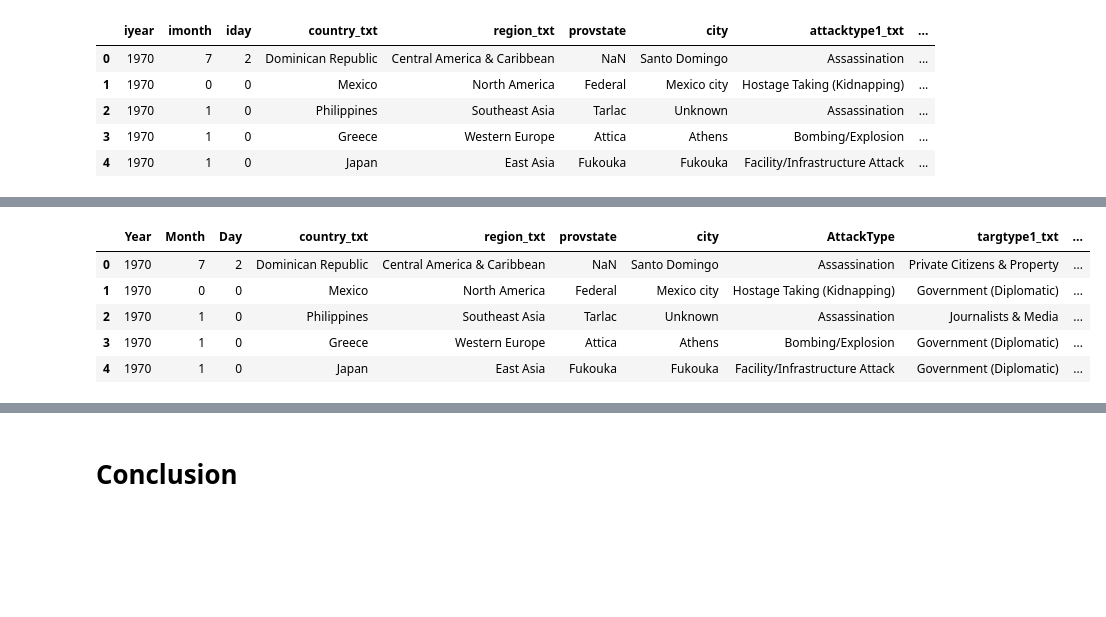
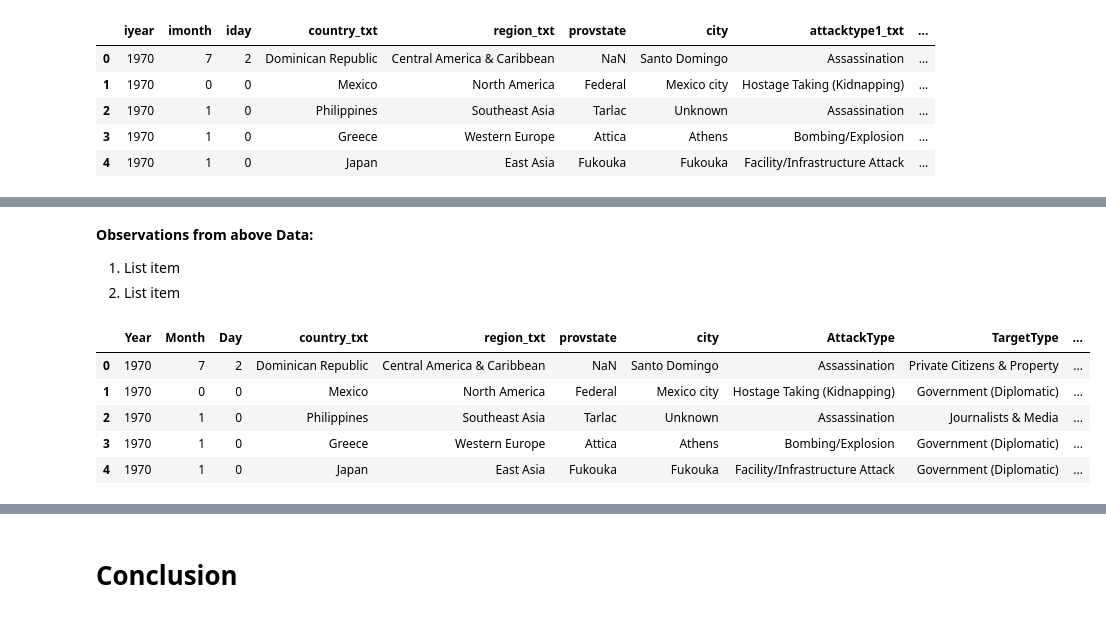
Before and after one commit to ZainDataS/EDA_Global_terrorism, a Jupyter notebook: Global_Terrorism_Analysis_Capstone_Project.ipynb, the cells around one changed output, grey strips where cells are left out. Cells and saved outputs as stored; diff of their text form; code cells hidden in the pictures; blank space fills up the shorter version.

```diff
--- a/Global_Terrorism_Analysis_Capstone_Project.ipynb
+++ b/Global_Terrorism_Analysis_Capstone_Project.ipynb
@@ -156,0 +166,3 @@ renamed_df.shape
+# %%
+renamed_df['nwound'].fillna('0',inplace=True)
+renamed_df['nwound'].isnull().sum()
@@ -156,0 +171,4 @@ renamed_df.shape
+# %%
+renamed_df['PropDamagedExtent'].fillna('0',inplace=True)
+renamed_df['PropDamagedExtent']= renamed_df['PropDamagedExtent'].replace({'Unknown':0})
+renamed_df['PropDamagedExtent'].isnull().sum()
@@ -168,0 +197,4 @@ renamed_df.describe()
+# %%
+#converting the nan replaced column to int datatype
+renamed_df= renamed_df.astype({'nkill':int,'nwound':int})
+df=renamed_df
@@ -169,10 +213,15 @@ renamed_df.describe()
+# %% [markdown]
+**Observations from above Data:**
+
+1.   List item
+2.   List item
 # %%
 #creating a new col for total casualties by summing no of killed and no of wounded
-renamed_df['Casualties']= renamed_df['nkill']+renamed_df['nwound']
+df['Casualties']= df['nkill']+df['nwound']
 # %%
-renamed_df.head()
+df.head()
 # %% [output]
-|  | Year | Month | Day | country_txt | region_txt | provstate | city | AttackType | targtype1_txt | ... |
+|  | Year | Month | Day | country_txt | region_txt | provstate | city | AttackType | TargetType | ... |
 | 0 | 1970 | 7 | 2 | Dominican Republic | Central America & Caribbean | NaN | Santo Domingo | Assassination | Private Citizens & Property | ... |
 | 1 | 1970 | 0 | 0 | Mexico | North America | Federal | Mexico city | Hostage Taking (Kidnapping) | Government (Diplomatic) | ... |
 | 2 | 1970 | 1 | 0 | Philippines | Southeast Asia | Tarlac | Unknown | Assassination | Journalists & Media | ... |
```
Also changed, not shown: parts of 14 cells of this notebook.
